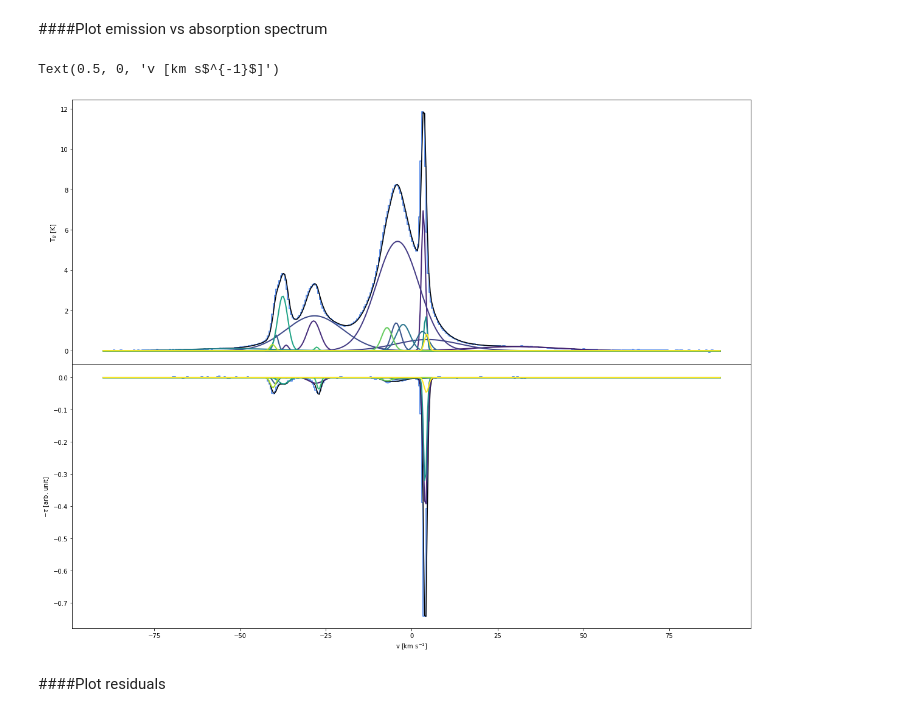
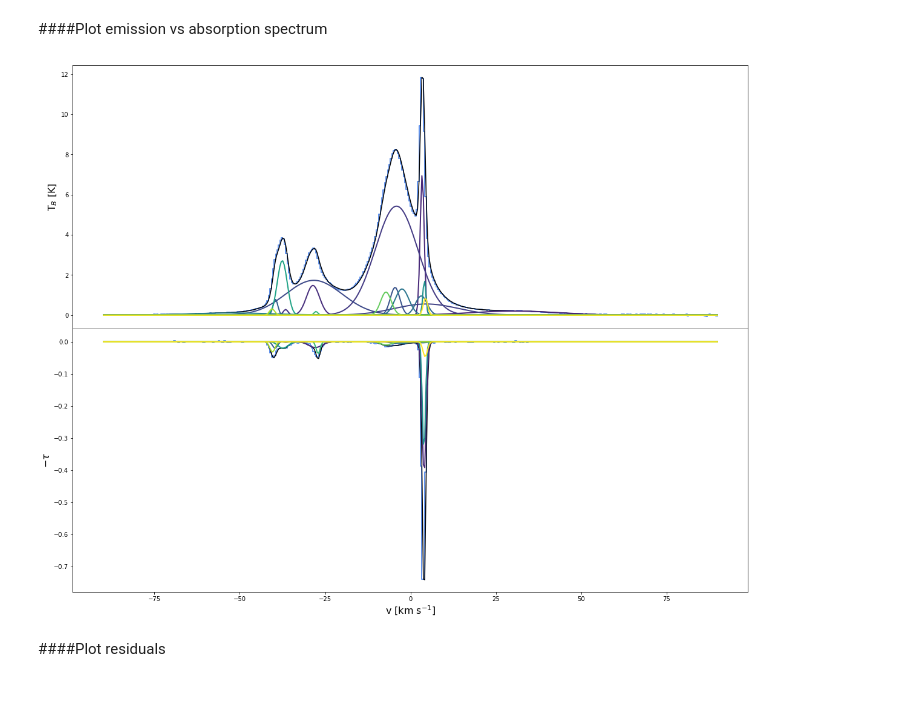
Before and after one commit to antoinemarchal/GASKAP, a Jupyter notebook: GASKAP_absorption.ipynb, the cells around one changed output. Cells and saved outputs as stored; diff of their text form; code cells hidden in the pictures.

```diff
--- a/GASKAP_absorption.ipynb
+++ b/GASKAP_absorption.ipynb
@@ -177,38 +174,39 @@ Text(0, 0.5, '$\\sigma$ [km s$^{-1}$]')
 #Compute model
 cube = np.moveaxis(np.array([Tb,tau]),0,1)
 params = np.reshape(result[0], (3*n_gauss, cube.shape[1]))
 model_cube = core.model(params, cube, n_gauss)
 
 #Plot
 pvalues = np.logspace(-1, 0, n_gauss)
 pmin = pvalues[0]
 pmax = pvalues[-1]
 
 def norm(pval):
     return (pval - pmin) / float(pmax - pmin)
 
 fig, [ax1, ax2] = plt.subplots(2, 1, sharex=True, figsize=(20,16))
 fig.subplots_adjust(hspace=0.)
 x = np.arange(cube.shape[0])
 ax1.step(v, cube[:,0], color='cornflowerblue', linewidth=2.)
 ax1.plot(v, model_cube[:,0], color='k')
 ax2.step(v, -cube[:,1], color='cornflowerblue', linewidth=2.)
 ax2.plot(v, -model_cube[:,1], color='k')
 for i in np.arange(cube.shape[1]):
     for k in np.arange(n_gauss):
         line = core.gaussian(x, params[0+(k*3),i], params[1+(k*3),i],
                               params[2+(k*3),i])
         if i == 1:
             ax2.plot(v, -line, color=plt.cm.viridis(pvalues[k]), linewidth=2.)
         else:
             ax1.plot(v, line, color=plt.cm.viridis(pvalues[k]), linewidth=2.)
 
-ax1.set_ylabel(r'T$_{B}$ [K]')
-ax2.set_ylabel(r'$- \tau$ [arb. unit]')
-ax2.set_xlabel(r'v [km s$^{-1}$]')
+ax1.set_ylabel(r'T$_{B}$ [K]', fontsize=16)
+ax2.set_ylabel(r'$- \tau$', fontsize=16)
+ax2.set_xlabel(r'v [km s$^{-1}$]', fontsize=16)
+plt.savefig("result_spectra.png", format='png', bbox_inches='tight',
+  pad_inches=0.02)
 # %% [output]
-Text(0.5, 0, 'v [km s$^{-1}$]')
-[figure, old version]
+[figure, new version]
 # %% [markdown]
 ####Plot residuals
 # %%
```
Also changed, not shown: parts of 1 cell of this notebook.
